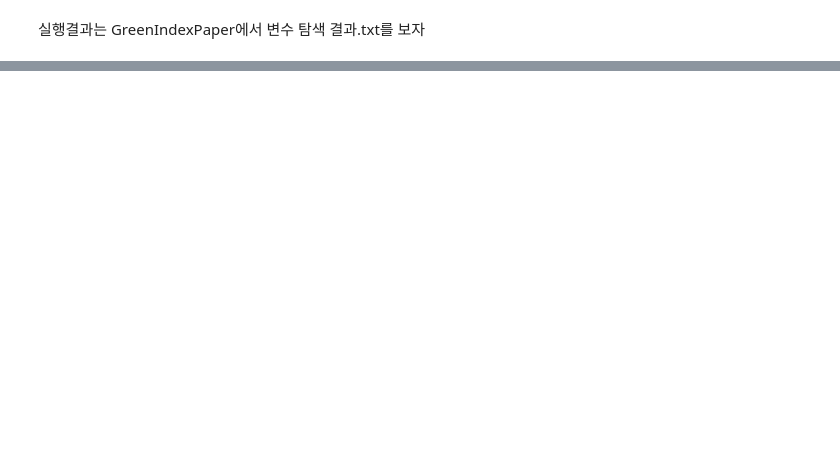
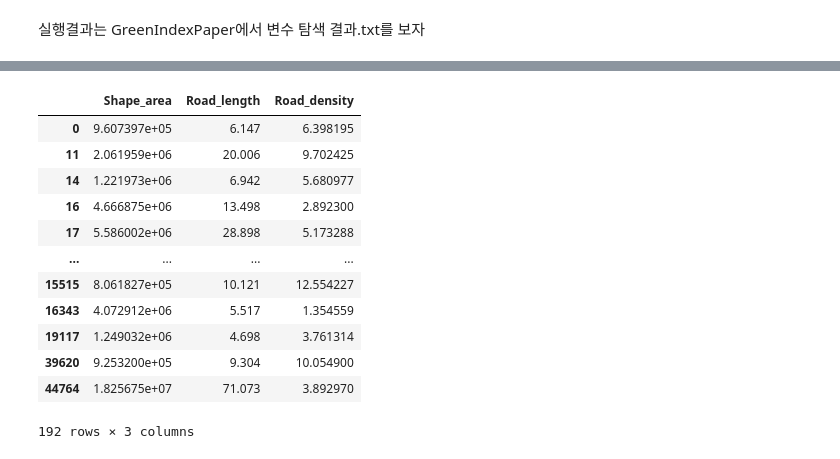
Before and after one commit to Pythonash/Projects, a Jupyter notebook: 그린인덱스_실험계획법1.ipynb, the cells around one changed output, grey strips where cells are left out. Drawn from its saved outputs; the diff is of its cells as text; code cells hidden in the pictures; blank space fills up the shorter version.

```diff
--- a/그린인덱스_실험계획법1.ipynb
+++ b/그린인덱스_실험계획법1.ipynb
@@ -2197,0 +2202,5 @@ KeyboardInterrupt: ignored
+# %%
+import pandas as pd
+
+df1 = pd.read_csv('/content/drive/MyDrive/Green Index Paper/busan_interpolation_0228.csv')
+df2 = pd.read_excel('/content/drive/MyDrive/다운로드/0304_Busan_imputed_road_length.xlsx')
@@ -2197,0 +2223,18 @@ KeyboardInterrupt: ignored
+# %%
+import numpy as np
+df1['Shape_area'] = np.NaN
+df1['Road_length'] = np.NaN
+df1['Road_density'] = np.NaN
+num = 1
+for xx, yy, ind in zip(df1['x'],df1['y'], df1.index):
+  xx = round(xx,6)
+  yy = round(yy,6)
+  for xxx, yyy, shape, length, density in zip(df2['x'], df2['y'], df2['SHAPE_AREA'], df2['Road_length'], df2['Road_density']):
+    xxx =round(xxx,6)
+    yyy = round(yyy,6)
+    if (xxx == xx) & (yyy == yy):
+      print("위치좌표 일치!!, 현재 인덱스 {}".format(num))
+      df1['Shape_area'].iloc[ind] = shape
+      df1['Road_length'].iloc[ind] = length
+      df1['Road_density'].iloc[ind] = density
+  num+=1
@@ -2197,0 +2259,16 @@ KeyboardInterrupt: ignored
+# %%
+df1[['Shape_area','Road_length','Road_density']].drop_duplicates()
+# %% [output]
+|  | Shape_area | Road_length | Road_density |
+| 0 | 9.607397e+05 | 6.147 | 6.398195 |
+| 11 | 2.061959e+06 | 20.006 | 9.702425 |
+| 14 | 1.221973e+06 | 6.942 | 5.680977 |
+| 16 | 4.666875e+06 | 13.498 | 2.892300 |
+| 17 | 5.586002e+06 | 28.898 | 5.173288 |
+| ... | ... | ... | ... |
+| 15515 | 8.061827e+05 | 10.121 | 12.554227 |
+| 16343 | 4.072912e+06 | 5.517 | 1.354559 |
+| 19117 | 1.249032e+06 | 4.698 | 3.761314 |
+| 39620 | 9.253200e+05 | 9.304 | 10.054900 |
+| 44764 | 1.825675e+07 | 71.073 | 3.892970 |
+192 rows × 3 columns
```
Also changed, not shown: parts of 8 cells of this notebook.
